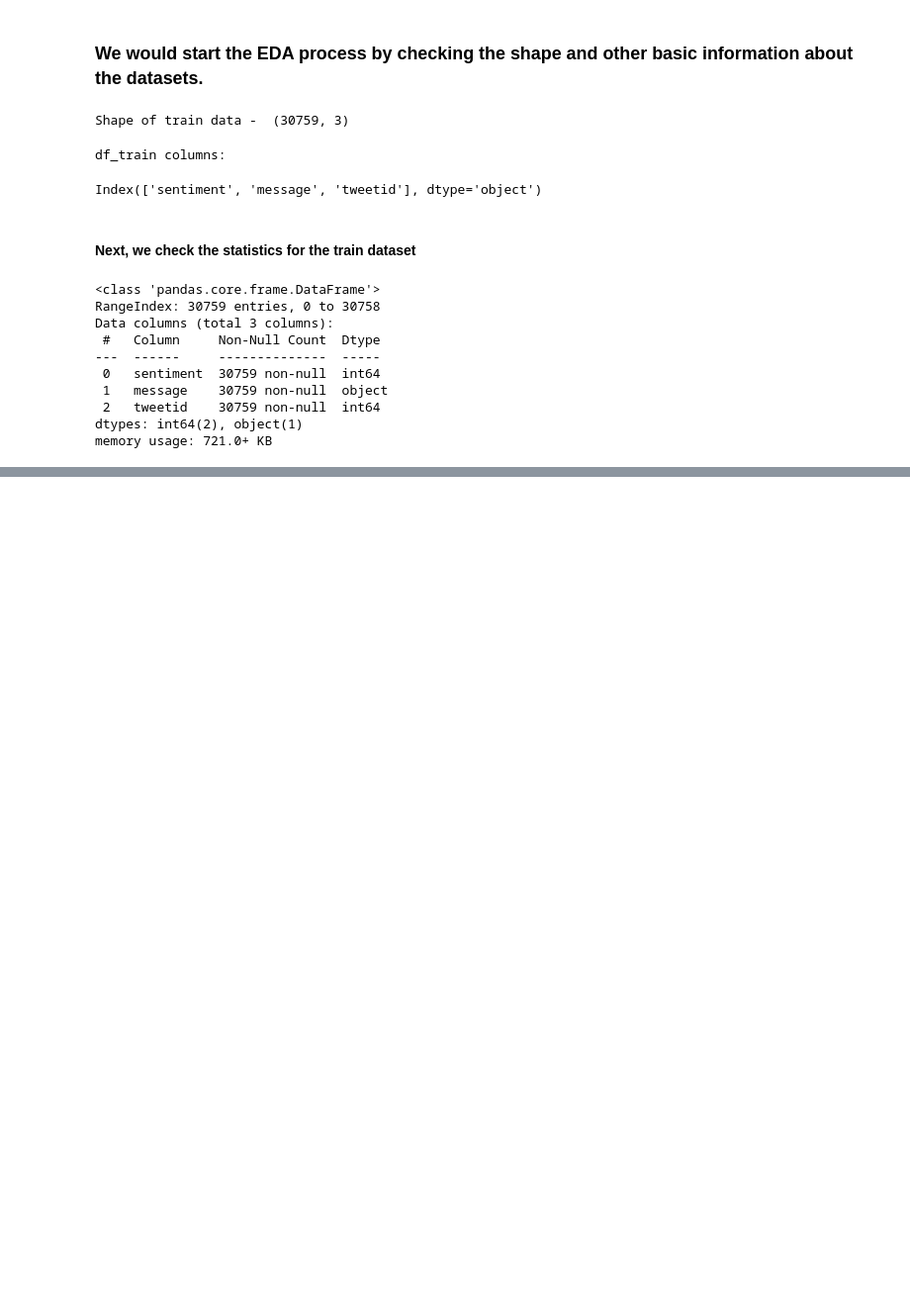
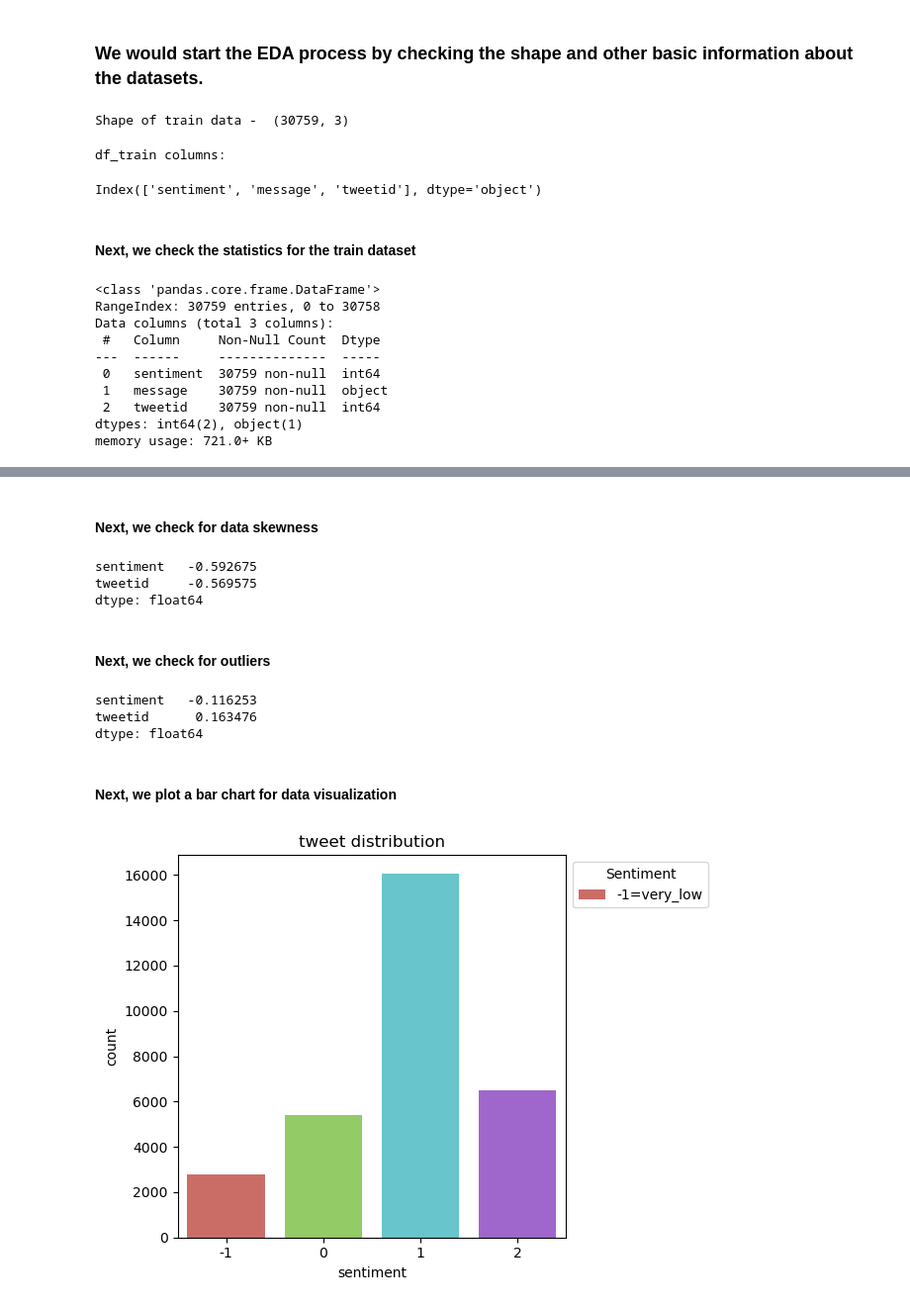
Before and after one commit to ABIOLA01/RR10_PRIME_classification-predict-streamlit, a Jupyter notebook: Classification-notebook-teamRR10Prime.ipynb, the cells around one changed output, grey strips where cells are left out. Shown at 99% size. Saved outputs shown, nothing was run; the diff lists cells and outputs as text; code cells hidden in the pictures; blank space fills up the shorter version.

```diff
--- a/Classification-notebook-teamRR10Prime.ipynb
+++ b/Classification-notebook-teamRR10Prime.ipynb
@@ -208,0 +233,25 @@ memory usage: 721.0+ KB
+# %% [markdown]
+#### Next, we check for data skewness
+# %%
+df_train.skew()
+# %% [output]
+sentiment   -0.592675
+tweetid     -0.569575
+dtype: float64
+# %% [markdown]
+#### Next, we check for outliers
+# %%
+df_train.kurtosis()
+# %% [output]
+sentiment   -0.116253
+tweetid      0.163476
+dtype: float64
+# %% [markdown]
+#### Next, we plot a bar chart for data visualization
+# %%
+sns.countplot(x = 'sentiment', data = df_train, palette="hls")
+plt.title("tweet distribution")
+plt.legend(title="Sentiment", labels=["-1=very_low", "0=Low", "1=high", "2=very_high"], bbox_to_anchor=(1, 1), ncol=2)
+plt.tight_layout()
+# %% [output]
+[figure, added]
```
Also changed, not shown: parts of 4 cells of this notebook.
